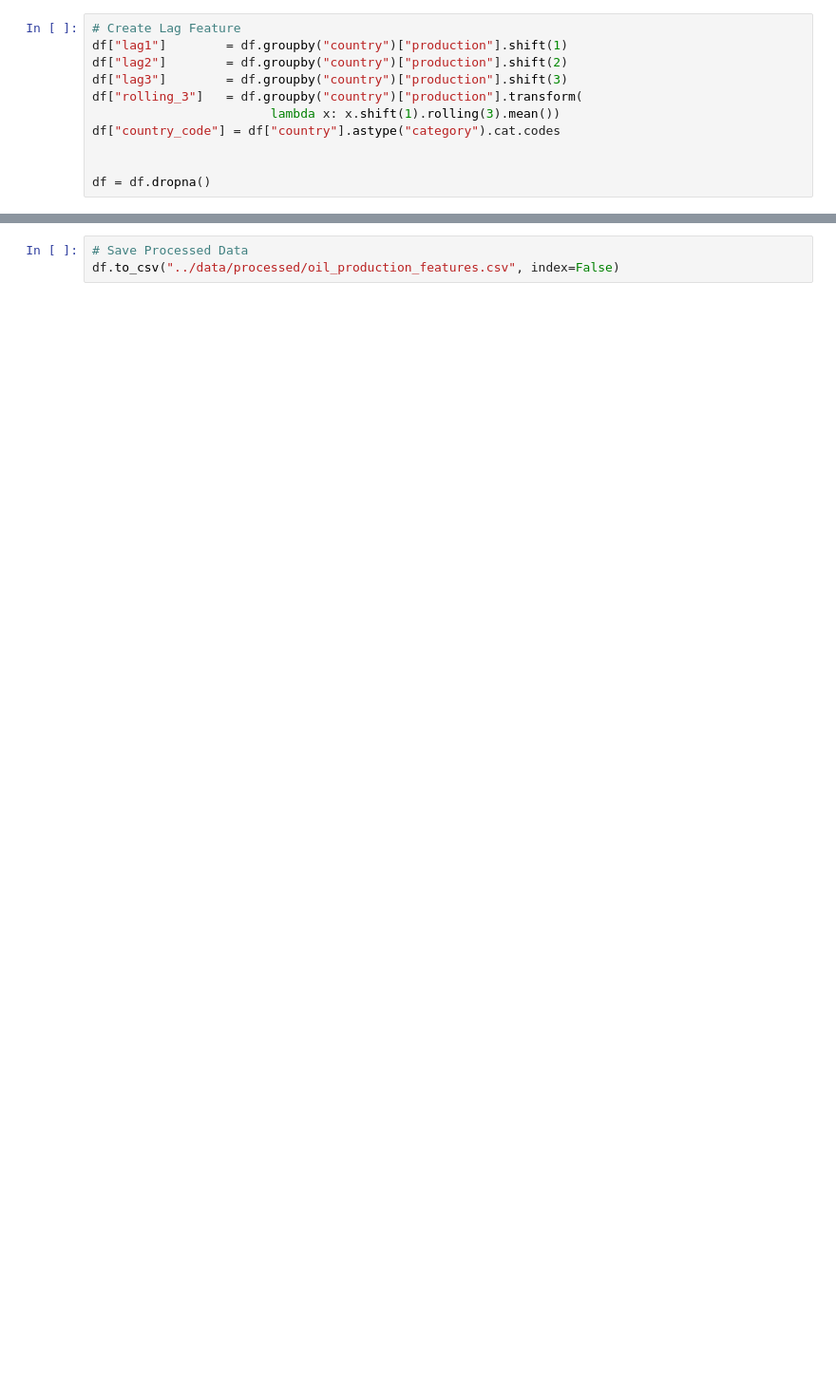
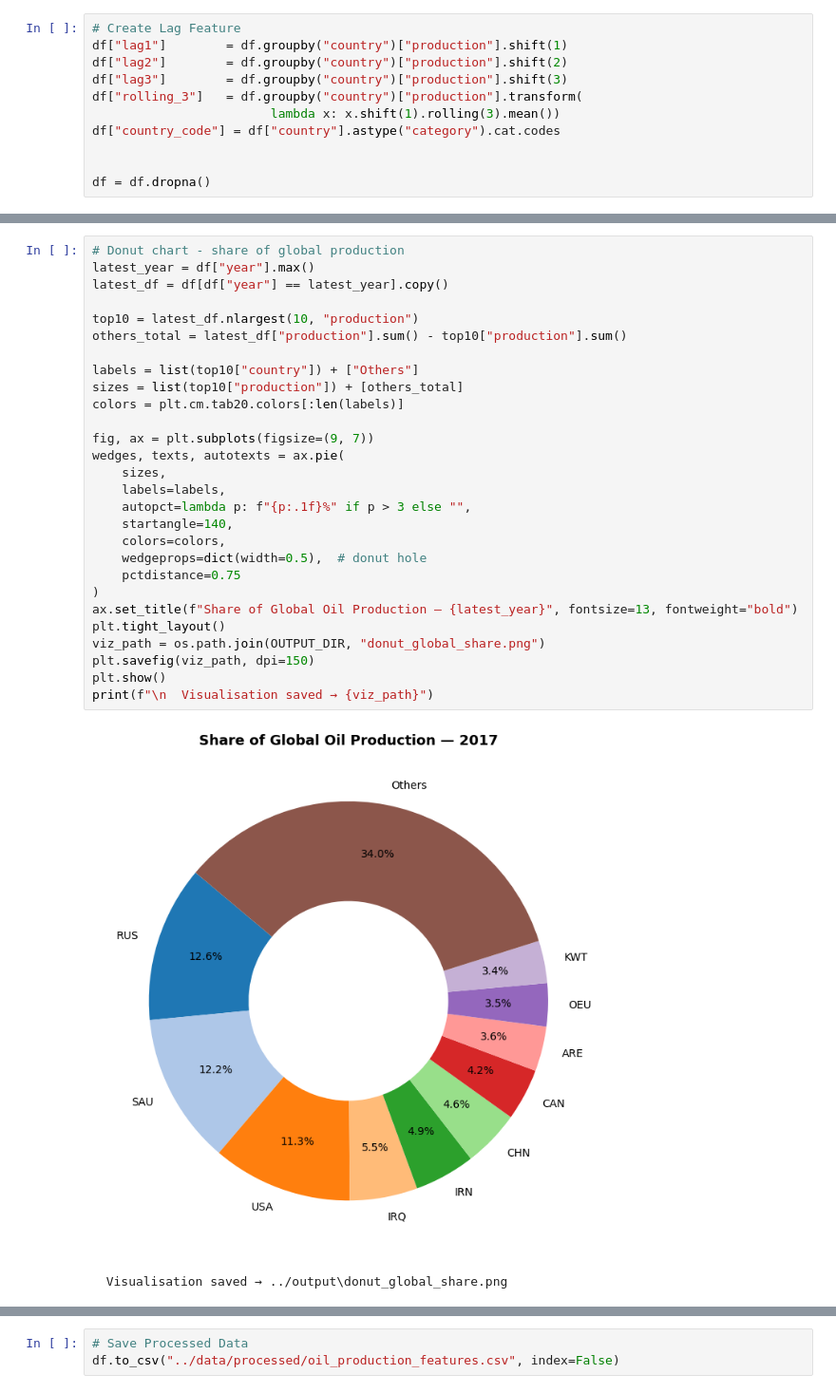
Before and after one commit to kashahmadi95-cmd/SFHA-Project, a Jupyter notebook: notebooks/01_EDA.ipynb.ipynb, the cells around one changed output, grey strips where cells are left out. Shown at 95% size. Cells and saved outputs as stored; diff of their text form; blank space fills up the shorter version.

```diff
--- a/notebooks/01_EDA.ipynb.ipynb
+++ b/notebooks/01_EDA.ipynb.ipynb
@@ -155,0 +190,31 @@ print(f"\n  Visualisation saved → {viz_path}")
+# %%
+# Donut chart - share of global production
+latest_year = df["year"].max()
+latest_df = df[df["year"] == latest_year].copy()
+
+top10 = latest_df.nlargest(10, "production")
+others_total = latest_df["production"].sum() - top10["production"].sum()
+
+labels = list(top10["country"]) + ["Others"]
+sizes = list(top10["production"]) + [others_total]
+colors = plt.cm.tab20.colors[:len(labels)]
+
+fig, ax = plt.subplots(figsize=(9, 7))
+wedges, texts, autotexts = ax.pie(
+    sizes,
+    labels=labels,
+    autopct=lambda p: f"{p:.1f}%" if p > 3 else "",
+    startangle=140,
+    colors=colors,
+    wedgeprops=dict(width=0.5),  # donut hole
+    pctdistance=0.75
+)
+ax.set_title(f"Share of Global Oil Production — {latest_year}", fontsize=13, fontweight="bold")
+plt.tight_layout()
+viz_path = os.path.join(OUTPUT_DIR, "donut_global_share.png")
+plt.savefig(viz_path, dpi=150)
+plt.show()
+print(f"\n  Visualisation saved → {viz_path}")
+# %% [output]
+[figure, added]
+  Visualisation saved → ../output\donut_global_share.png
```
Also changed, not shown: parts of 5 cells of this notebook, 13 other files.
